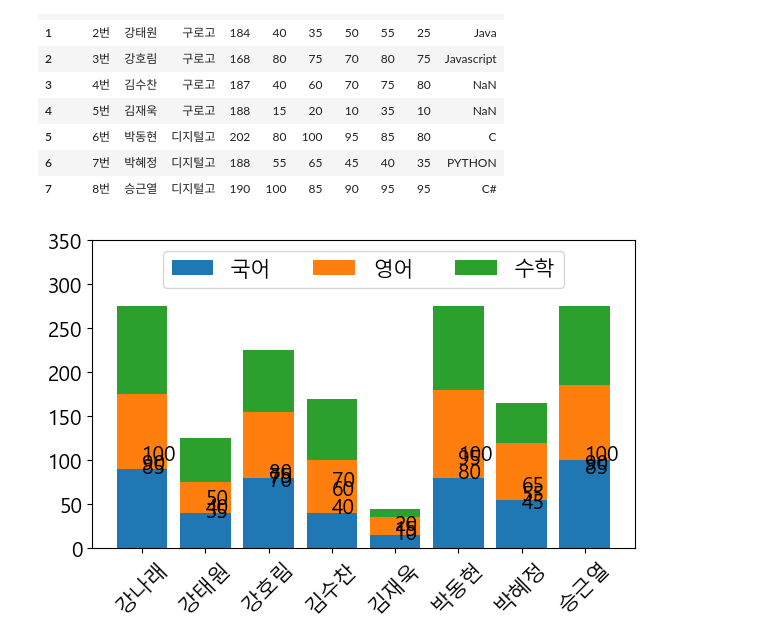
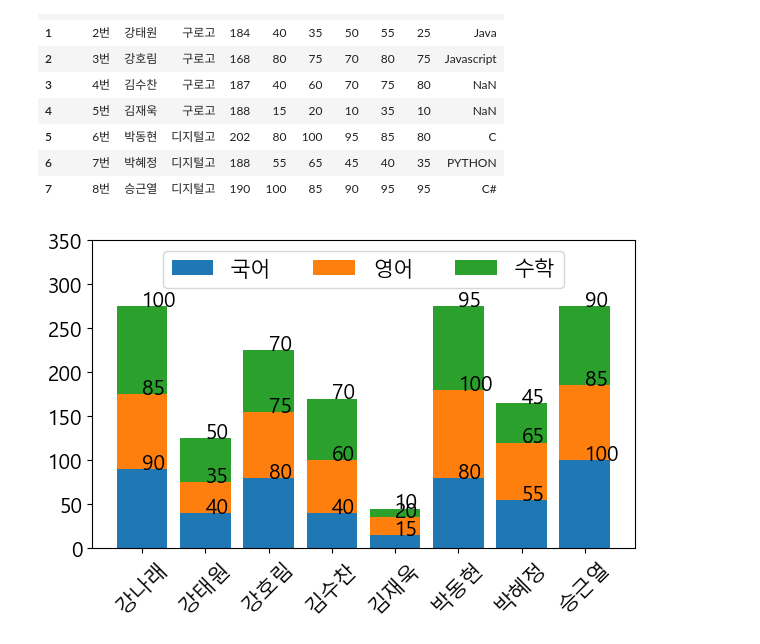
Before and after one commit to park-cheolwoo/smclass, a Jupyter notebook: d1112/d1112_10_누적막대그래프.ipynb, the cells around one changed output. Cells and saved outputs as stored; diff of their text form; code cells hidden in the pictures.

```diff
--- a/d1112/d1112_10_누적막대그래프.ipynb
+++ b/d1112/d1112_10_누적막대그래프.ipynb
@@ -22,18 +22,18 @@ df
 # %%
 plt.figure(figsize=(7,4))
 plt.bar(df['이름'],df['국어'],label='국어')
 plt.bar(df['이름'],df['영어'],bottom=df['국어'],label='영어')
 plt.bar(df['이름'],df['수학'],bottom=(df['국어']+df['영어']),label='수학')
 plt.xticks(rotation=45)
 plt.legend(ncols=3,loc='upper center')
 plt.ylim(0,350)
 
 for i in range(8):
  plt.text(df['이름'][i],df['국어'][i],df['국어'][i])
- plt.text(df['이름'][i],df['영어'][i],df['영어'][i])
- plt.text(df['이름'][i],df['수학'][i],df['수학'][i])
+ plt.text(df['이름'][i],(df['국어'][i]+df['영어'][i]),df['영어'][i])
+ plt.text(df['이름'][i],(df['국어'][i]+df['영어'][i]+df['수학'][i]),df['수학'][i])
 
 
 plt.show()
 # %% [output]
-[figure, old version]
+[figure, new version]
```
Also changed, not shown: 7 other files.
